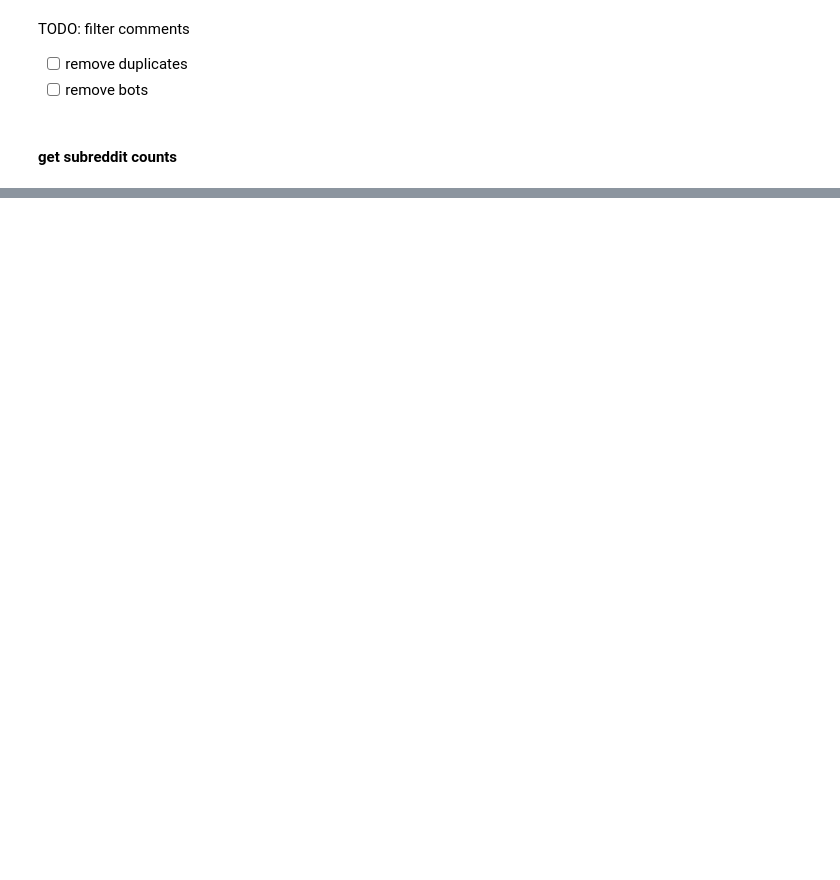
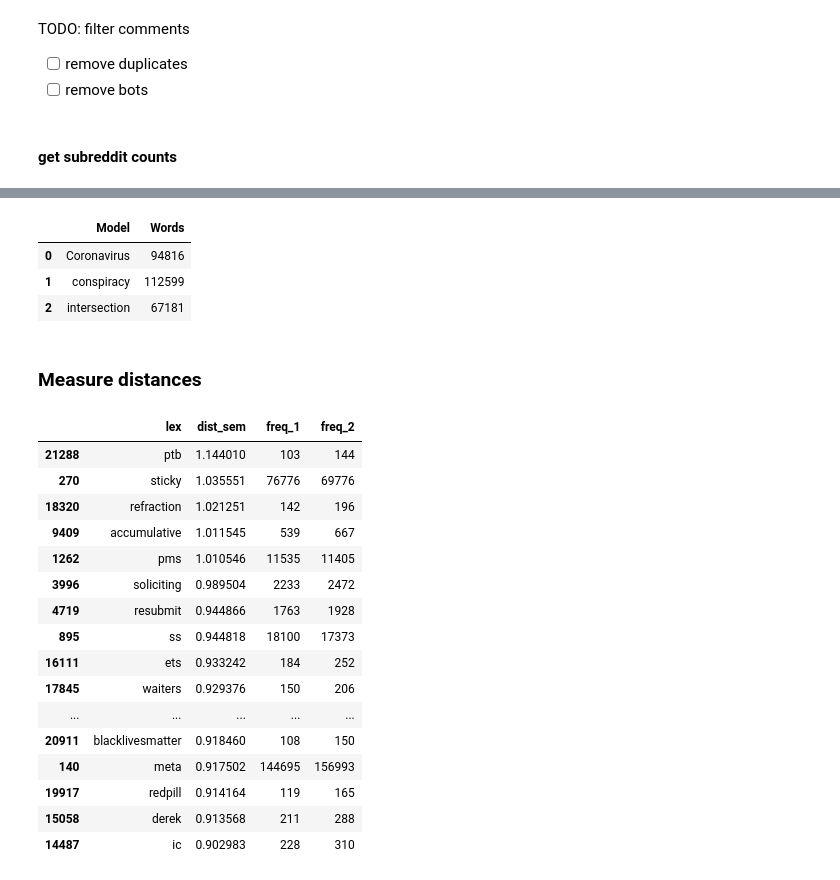
Before and after one commit to wuqui/neocov, a Jupyter notebook: index.ipynb, the cells around one changed output, grey strips where cells are left out. Drawn from its saved outputs; the diff is of its cells as text; code cells hidden in the pictures; blank space fills up the shorter version.

```diff
--- a/index.ipynb
+++ b/index.ipynb
@@ -217,0 +323,4 @@ comments\
+# %%
+model_1 = Word2Vec.load(f'{OUT_DIR}models/{SUBRS[0]}.model')
+# %%
+model_2 = Word2Vec.load(f'{OUT_DIR}models/{SUBRS[1]}.model')
@@ -217,0 +340,16 @@ comments\
+# %%
+models_vocab = pd.DataFrame(
+    columns=['Model', 'Words'],
+    data=[
+        [SUBRS[0], model_1_vocab],
+        [SUBRS[1], model_2_vocab],
+        ['intersection', len(model_1.wv.key_to_index)]
+    ],
+)
+
+models_vocab
+# %% [output]
+|  | Model | Words |
+| 0 | Coronavirus | 94816 |
+| 1 | conspiracy | 112599 |
+| 2 | intersection | 67181 |
@@ -217,0 +358,29 @@ comments\
+# %% [markdown]
+### Measure distances
+# %%
+distances = measure_distances(model_1, model_2)
+# %%
+freq_min = 100
+
+distances\
+    .query('freq_1 > @freq_min and freq_2 > @freq_min')\
+    .sort_values('dist_sem', ascending=False)\
+    .head(20)
+# %% [output]
+|  | lex | dist_sem | freq_1 | freq_2 |
+| 21288 | ptb | 1.144010 | 103 | 144 |
+| 270 | sticky | 1.035551 | 76776 | 69776 |
+| 18320 | refraction | 1.021251 | 142 | 196 |
+| 9409 | accumulative | 1.011545 | 539 | 667 |
+| 1262 | pms | 1.010546 | 11535 | 11405 |
+| 3996 | soliciting | 0.989504 | 2233 | 2472 |
+| 4719 | resubmit | 0.944866 | 1763 | 1928 |
+| 895 | ss | 0.944818 | 18100 | 17373 |
+| 16111 | ets | 0.933242 | 184 | 252 |
+| 17845 | waiters | 0.929376 | 150 | 206 |
+| ... | ... | ... | ... | ... |
+| 20911 | blacklivesmatter | 0.918460 | 108 | 150 |
+| 140 | meta | 0.917502 | 144695 | 156993 |
+| 19917 | redpill | 0.914164 | 119 | 165 |
+| 15058 | derek | 0.913568 | 211 | 288 |
+| 14487 | ic | 0.902983 | 228 | 310 |
```
Also changed, not shown: parts of 34 cells of this notebook, 2 other files.
